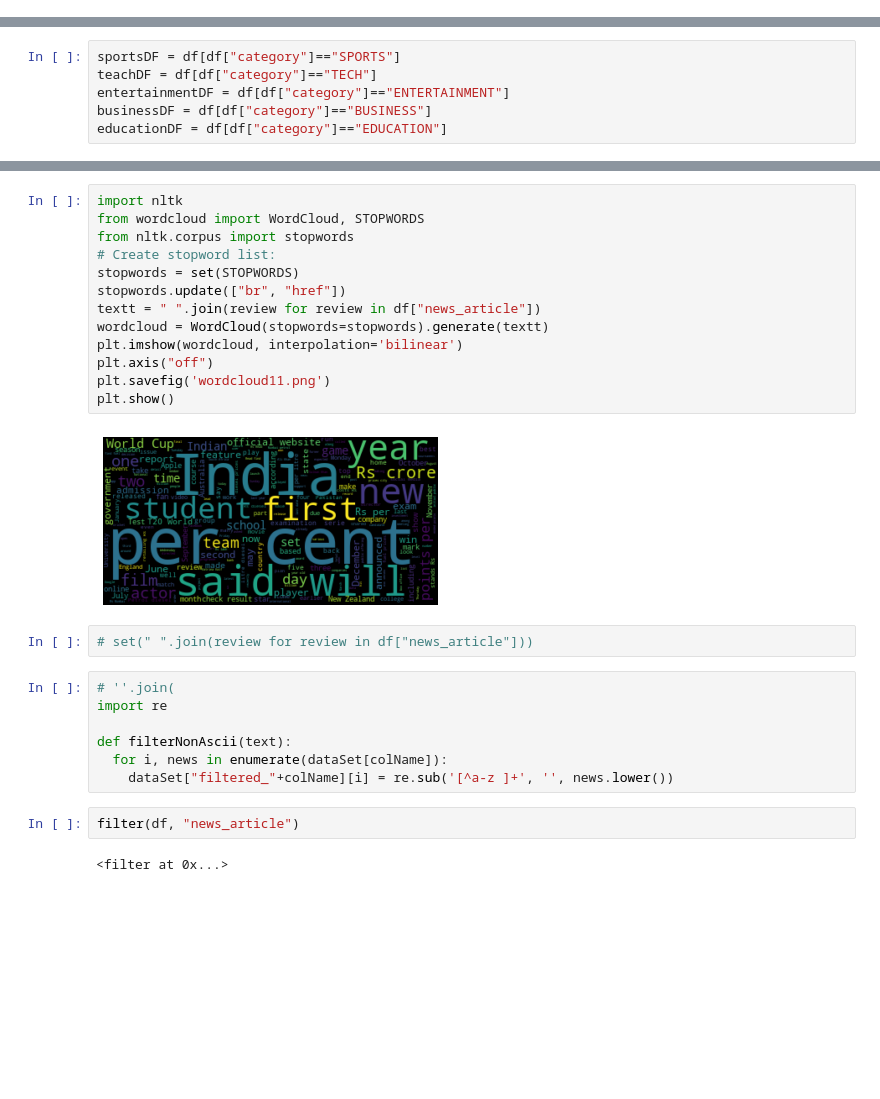
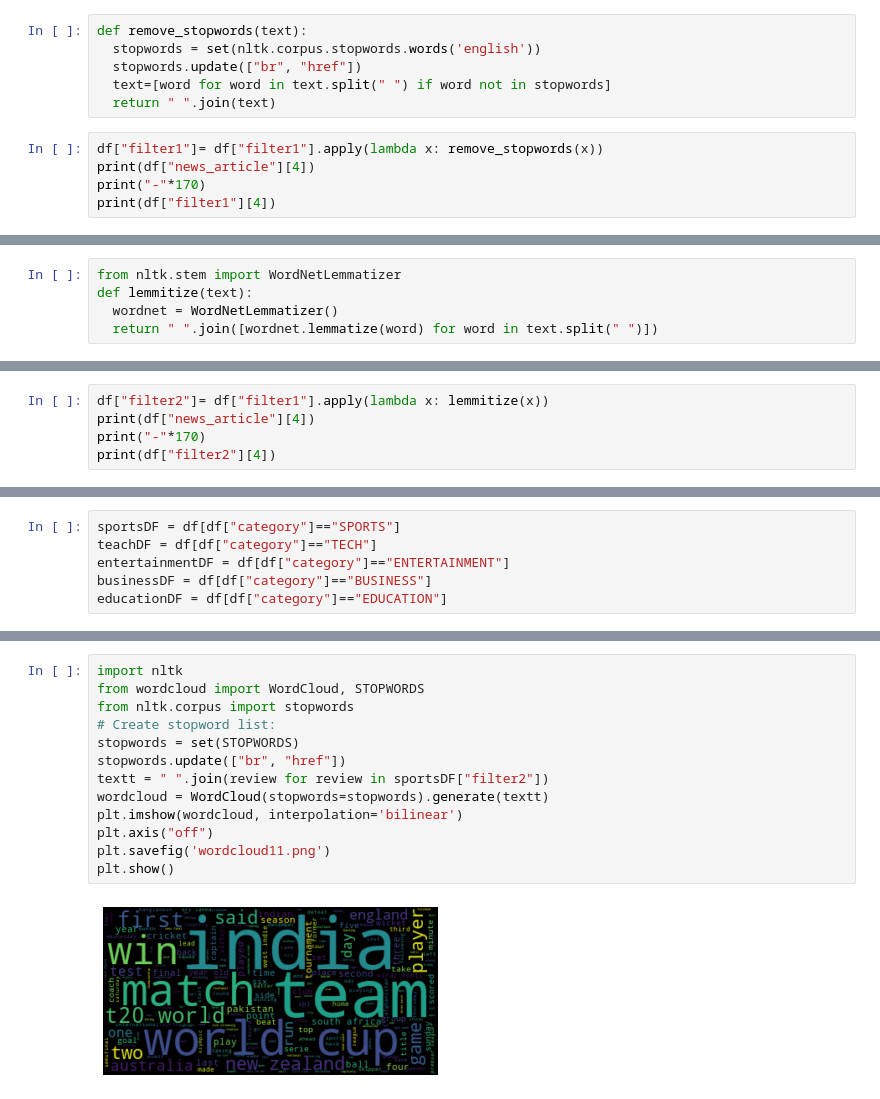
Before and after one commit to adigapranava/ML_Project, a Jupyter notebook: NEWS_ML_PROJECTS.ipynb, the cells around one changed output, grey strips where cells are left out. Cells and saved outputs as stored; diff of their text form; blank space fills up the shorter version.

```diff
--- a/NEWS_ML_PROJECTS.ipynb
+++ b/NEWS_ML_PROJECTS.ipynb
@@ -231,0 +276,11 @@ df["category"].value_counts().plot(kind="bar")
+# %%
+def remove_stopwords(text):
+  stopwords = set(nltk.corpus.stopwords.words('english'))
+  stopwords.update(["br", "href"])
+  text=[word for word in text.split(" ") if word not in stopwords]
+  return " ".join(text)
+# %%
+df["filter1"]= df["filter1"].apply(lambda x: remove_stopwords(x))
+print(df["news_article"][4])
+print("-"*170)
+print(df["filter1"][4])
@@ -231,0 +294,5 @@ df["category"].value_counts().plot(kind="bar")
+# %%
+from nltk.stem import WordNetLemmatizer
+def lemmitize(text):
+  wordnet = WordNetLemmatizer()
+  return " ".join([wordnet.lemmatize(word) for word in text.split(" ")])
@@ -231,0 +305,5 @@ df["category"].value_counts().plot(kind="bar")
+# %%
+df["filter2"]= df["filter1"].apply(lambda x: lemmitize(x))
+print(df["news_article"][4])
+print("-"*170)
+print(df["filter2"][4])
@@ -252,28 +327,15 @@ educationDF.sample(10)
 # %%
 import nltk
 from wordcloud import WordCloud, STOPWORDS
 from nltk.corpus import stopwords
 # Create stopword list:
 stopwords = set(STOPWORDS)
 stopwords.update(["br", "href"])
-textt = " ".join(review for review in df["news_article"])
+textt = " ".join(review for review in sportsDF["filter2"])
 wordcloud = WordCloud(stopwords=stopwords).generate(textt)
 plt.imshow(wordcloud, interpolation='bilinear')
 plt.axis("off")
 plt.savefig('wordcloud11.png')
 plt.show()
 # %% [output]
-[figure, old version]
+[figure, new version]
-# %%
-# set(" ".join(review for review in df["news_article"]))
-# %%
-# ''.join(
-import re
-
-def filterNonAscii(text):
-  for i, news in enumerate(dataSet[colName]):
-    dataSet["filtered_"+colName][i] = re.sub('[^a-z ]+', '', news.lower())
-# %%
-filter(df, "news_article")
-# %% [output]
-<filter at 0x...>
```
Also changed, not shown: parts of 40 cells of this notebook.
